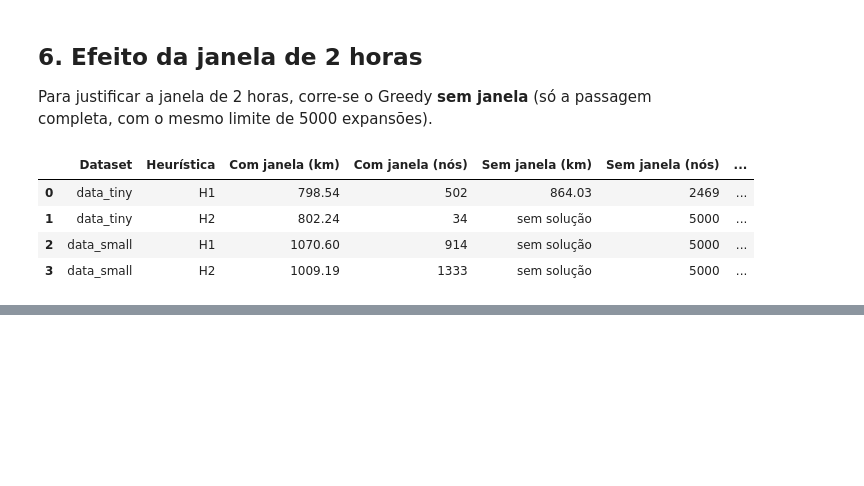
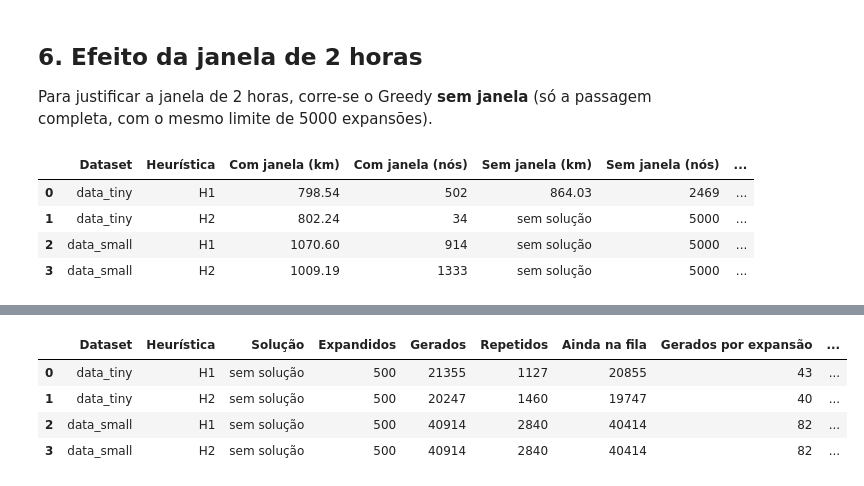
Before and after one commit to Davidsvf/IA26_TP_G05, a Jupyter notebook: notebooks/informed_search.ipynb, the cells around one changed output, grey strips where cells are left out. Drawn from its saved outputs; the diff is of its cells as text; code cells hidden in the pictures; blank space fills up the shorter version.

```diff
--- a/notebooks/informed_search.ipynb
+++ b/notebooks/informed_search.ipynb
@@ -208,0 +239,24 @@ pd.DataFrame(linhas)
+# %%
+from src.informed import a_star_search, astar_h1, astar_h2
+
+linhas = []
+for nome, prob in problemas.items():
+    for h_nome, h in {"H1": astar_h1, "H2": astar_h2}.items():
+        rotas, nos, info = a_star_search(prob, heuristica=h, max_expansoes=500, estatisticas=True)
+        fases = info["estado mais avançado"]
+        linhas.append({"Dataset": nome, "Heurística": h_nome,
+                       "Solução": "encontrada" if rotas else "sem solução",
+                       "Expandidos": nos, "Gerados": info["gerados"],
+                       "Repetidos": info["repetidos"], "Ainda na fila": info["ainda na fila"],
+                       "Gerados por expansão": round(info["gerados"] / nos),
+                       "Mais avançado: recolhidos": len(prob.requests) - fases["por recolher"],
+                       "Mais avançado: entregues": fases["entregues"],
+                       "Tempo (s)": info["tempo (s)"]})
+resultados_astar = pd.DataFrame(linhas)
+resultados_astar
+# %% [output]
+|  | Dataset | Heurística | Solução | Expandidos | Gerados | Repetidos | Ainda na fila | Gerados por expansão | ... |
+| 0 | data_tiny | H1 | sem solução | 500 | 21355 | 1127 | 20855 | 43 | ... |
+| 1 | data_tiny | H2 | sem solução | 500 | 20247 | 1460 | 19747 | 40 | ... |
+| 2 | data_small | H1 | sem solução | 500 | 40914 | 2840 | 40414 | 82 | ... |
+| 3 | data_small | H2 | sem solução | 500 | 40914 | 2840 | 40414 | 82 | ... |
```
Also changed, not shown: parts of 8 cells of this notebook, 9 other files.
